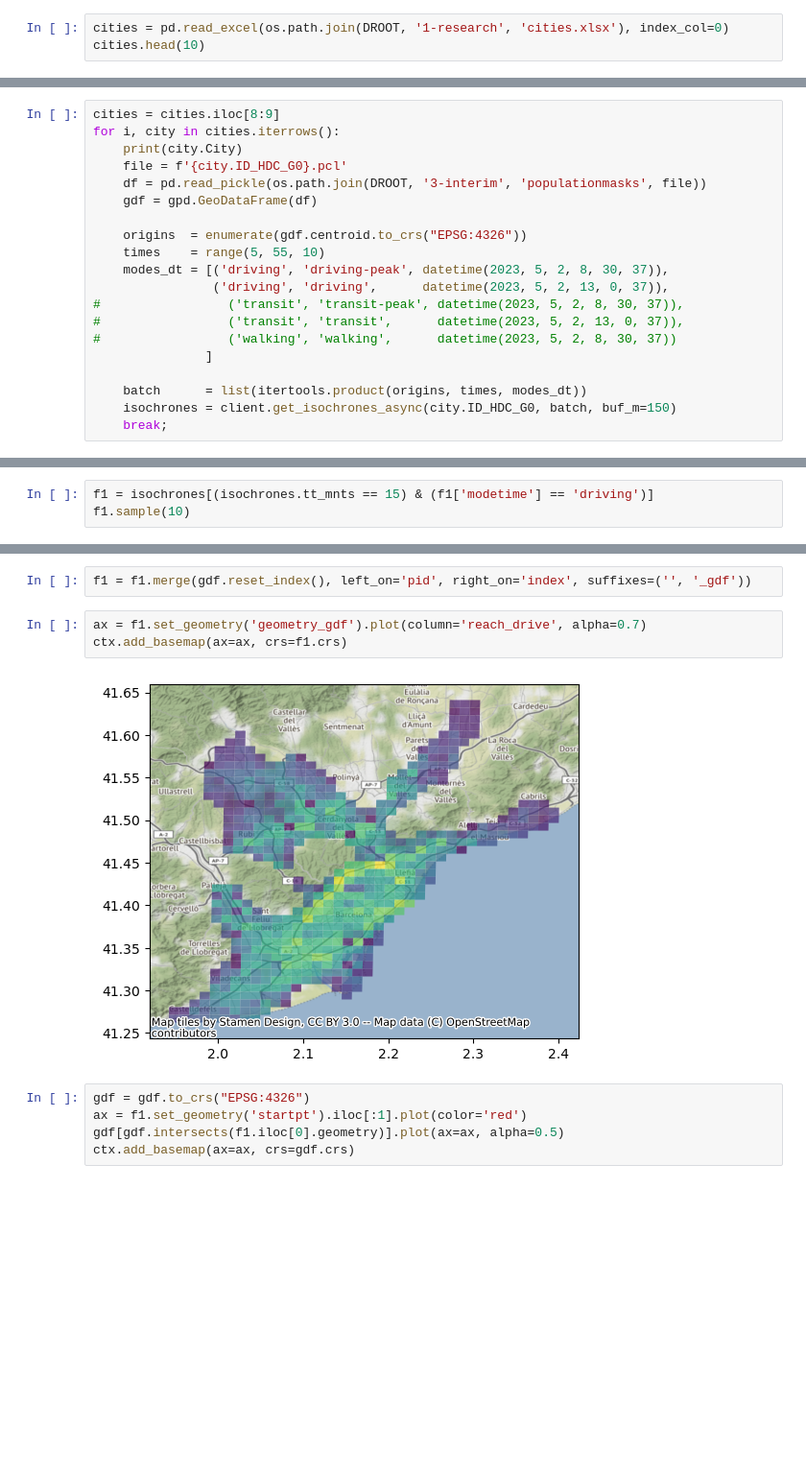
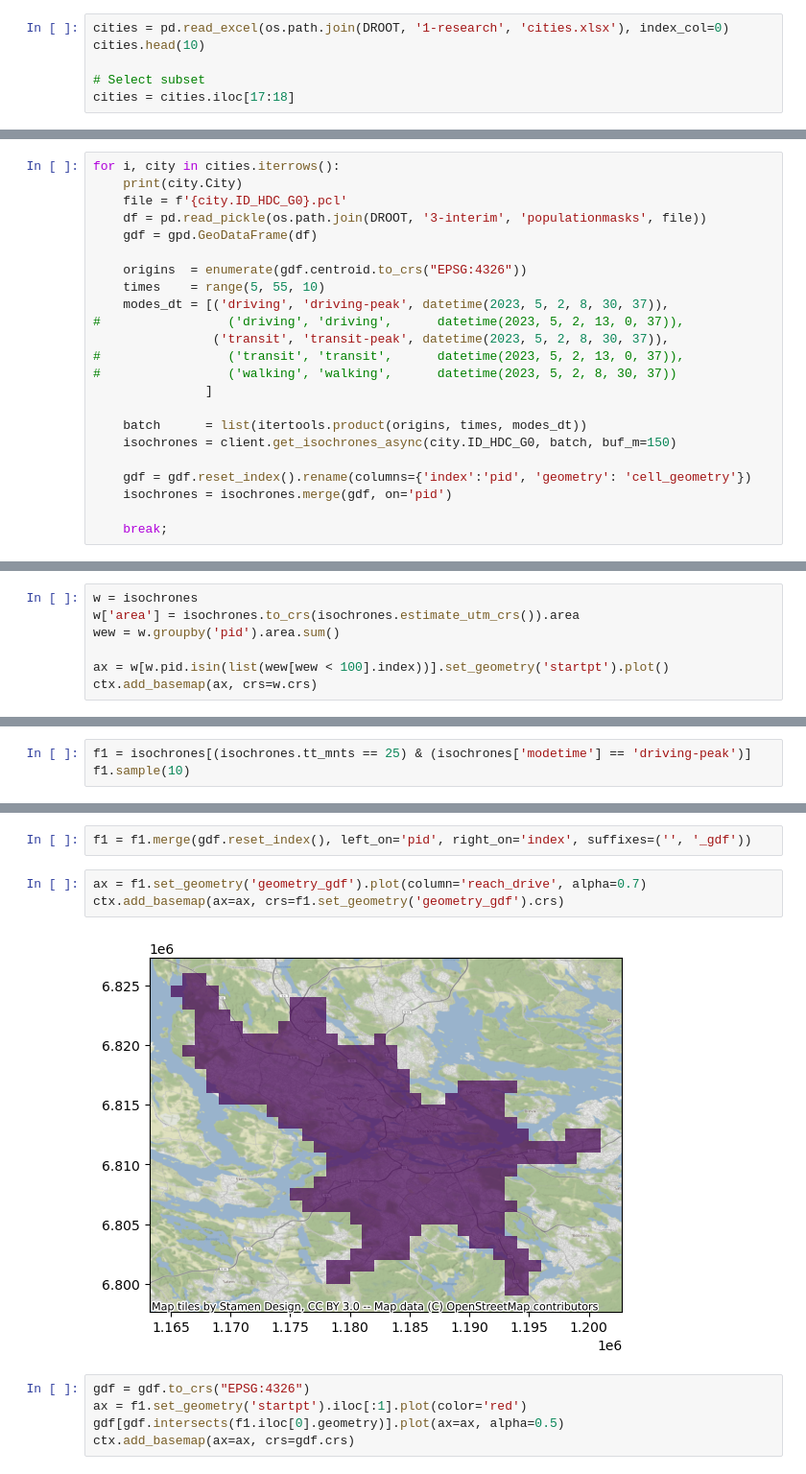
Before and after one commit to idegeus/UrbanTransportTimes, a Jupyter notebook: 2.1-analyse-isochrones.ipynb, the cells around one changed output, grey strips where cells are left out. Shown at 96% size. Cells and saved outputs as stored; diff of their text form; blank space fills up the shorter version.

```diff
--- a/2-notebooks/2.1-analyse-isochrones.ipynb
+++ b/2.1-analyse-isochrones.ipynb
@@ -27,3 +27,6 @@ os.makedirs(os.path.join(DROOT, '3-interim', 'populationmasks'), exist_ok=True)
 # %%
 cities = pd.read_excel(os.path.join(DROOT, '1-research', 'cities.xlsx'), index_col=0)
 cities.head(10)
+
+# Select subset
+cities = cities.iloc[17:18]
@@ -46,5 +56,4 @@ client = Bing(KEY, CACHE)
 # %%
-cities = cities.iloc[8:9]
 for i, city in cities.iterrows():
     print(city.City)
     file = f'{city.ID_HDC_G0}.pcl'
@@ -54,13 +63,17 @@ for i, city in cities.iterrows():
     origins  = enumerate(gdf.centroid.to_crs("EPSG:4326"))
     times    = range(5, 55, 10)
     modes_dt = [('driving', 'driving-peak', datetime(2023, 5, 2, 8, 30, 37)),
-                ('driving', 'driving',      datetime(2023, 5, 2, 13, 0, 37)),
-#                 ('transit', 'transit-peak', datetime(2023, 5, 2, 8, 30, 37)),
+#                 ('driving', 'driving',      datetime(2023, 5, 2, 13, 0, 37)),
+                ('transit', 'transit-peak', datetime(2023, 5, 2, 8, 30, 37)),
 #                 ('transit', 'transit',      datetime(2023, 5, 2, 13, 0, 37)),
 #                 ('walking', 'walking',      datetime(2023, 5, 2, 8, 30, 37))
                ]
 
     batch      = list(itertools.product(origins, times, modes_dt))
     isochrones = client.get_isochrones_async(city.ID_HDC_G0, batch, buf_m=150)
+
+    gdf = gdf.reset_index().rename(columns={'index':'pid', 'geometry': 'cell_geometry'})
+    isochrones = isochrones.merge(gdf, on='pid')
+
     break;
 # %% [output]
@@ -68,0 +131,7 @@ INFO:root:Out of total 5830, 100.00% cached.
+# %%
+w = isochrones
+w['area'] = isochrones.to_crs(isochrones.estimate_utm_crs()).area
+wew = w.groupby('pid').area.sum()
+
+ax = w[w.pid.isin(list(wew[wew < 100].index))].set_geometry('startpt').plot()
+ctx.add_basemap(ax, crs=w.crs)
@@ -69,5 +144,5 @@ INFO:root:Out of total 5830, 100.00% cached.
 # %%
-f1 = isochrones[(isochrones.tt_mnts == 15) & (f1['modetime'] == 'driving')]
+f1 = isochrones[(isochrones.tt_mnts == 25) & (isochrones['modetime'] == 'driving-peak')]
 f1.sample(10)
 # %% [output]
 |  | uid | pid | startpt | tt_mnts | mode | modetime | dep_dt | geometry |
@@ -110,9 +185,9 @@ See the caveats in the documentation: https://pandas.pydata.org/pandas-docs/stab
 f1 = f1.merge(gdf.reset_index(), left_on='pid', right_on='index', suffixes=('', '_gdf'))
 # %%
 ax = f1.set_geometry('geometry_gdf').plot(column='reach_drive', alpha=0.7)
-ctx.add_basemap(ax=ax, crs=f1.crs)
+ctx.add_basemap(ax=ax, crs=f1.set_geometry('geometry_gdf').crs)
 # %% [output]
-[figure, old version]
+[figure, new version]
 # %%
 gdf = gdf.to_crs("EPSG:4326")
 ax = f1.set_geometry('startpt').iloc[:1].plot(color='red')
```
Also changed, not shown: parts of 14 cells of this notebook, 13 other files.
